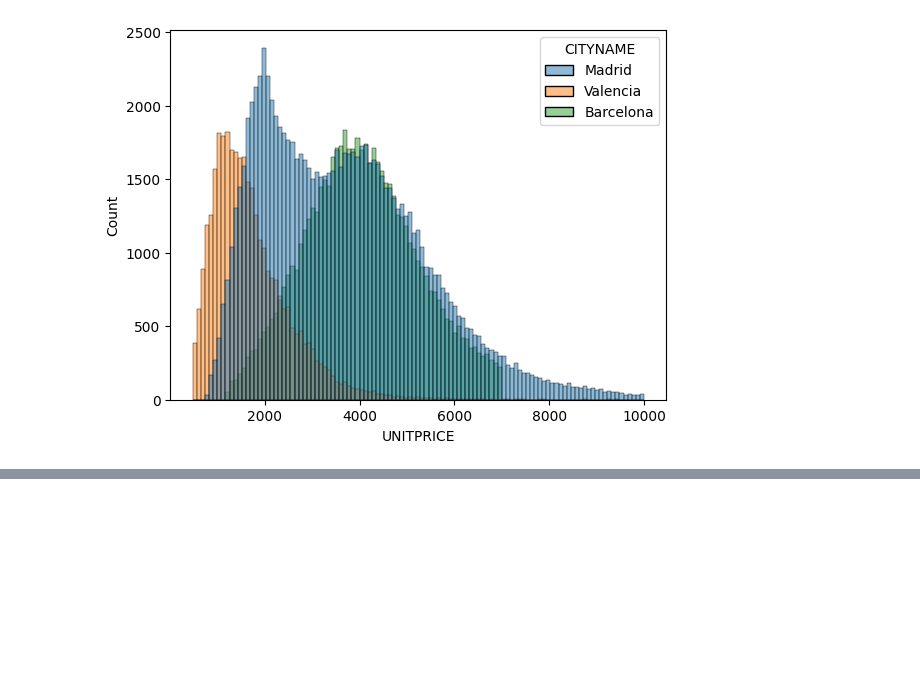
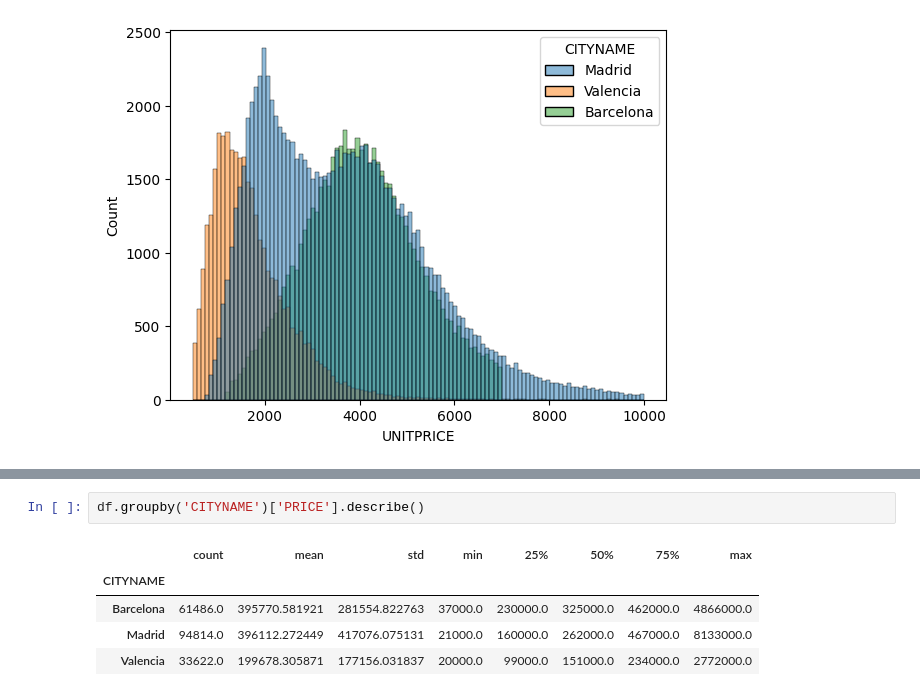
Before and after one commit to LucasDR140603/Proyecto-Idealista, a Jupyter notebook: 01_limpieza_eda.ipynb, the cells around one changed output, grey strips where cells are left out. Drawn from its saved outputs; the diff is of its cells as text; blank space fills up the shorter version.

```diff
--- a/01_limpieza_eda.ipynb
+++ b/01_limpieza_eda.ipynb
@@ -209,0 +309,8 @@ print(f"Nulos en la columna unificada: {nulos_final}  ({nulos_final/total_filas*
+# %%
+df.groupby('CITYNAME')['PRICE'].describe()
+# %% [output]
+|  | count | mean | std | min | 25% | 50% | 75% | max |
+| CITYNAME |  |  |  |  |  |  |  |  |
+| Barcelona | 61486.0 | 395770.581921 | 281554.822763 | 37000.0 | 230000.0 | 325000.0 | 462000.0 | 4866000.0 |
+| Madrid | 94814.0 | 396112.272449 | 417076.075131 | 21000.0 | 160000.0 | 262000.0 | 467000.0 | 8133000.0 |
+| Valencia | 33622.0 | 199678.305871 | 177156.031837 | 20000.0 | 99000.0 | 151000.0 | 234000.0 | 2772000.0 |
```
Also changed, not shown: parts of 12 cells of this notebook.
